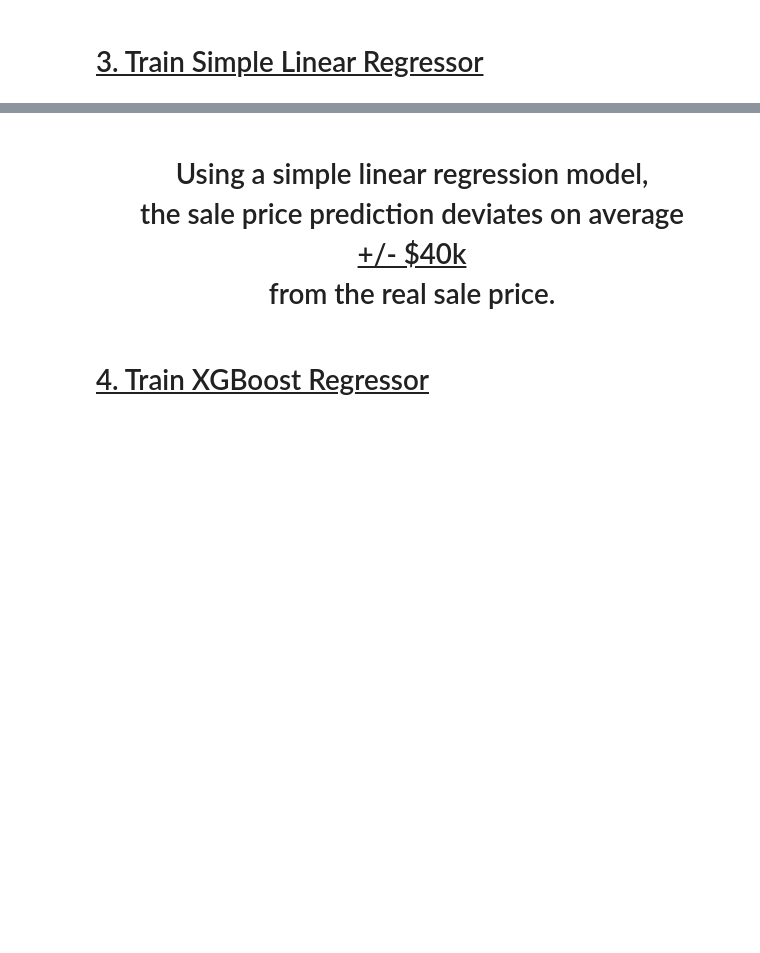
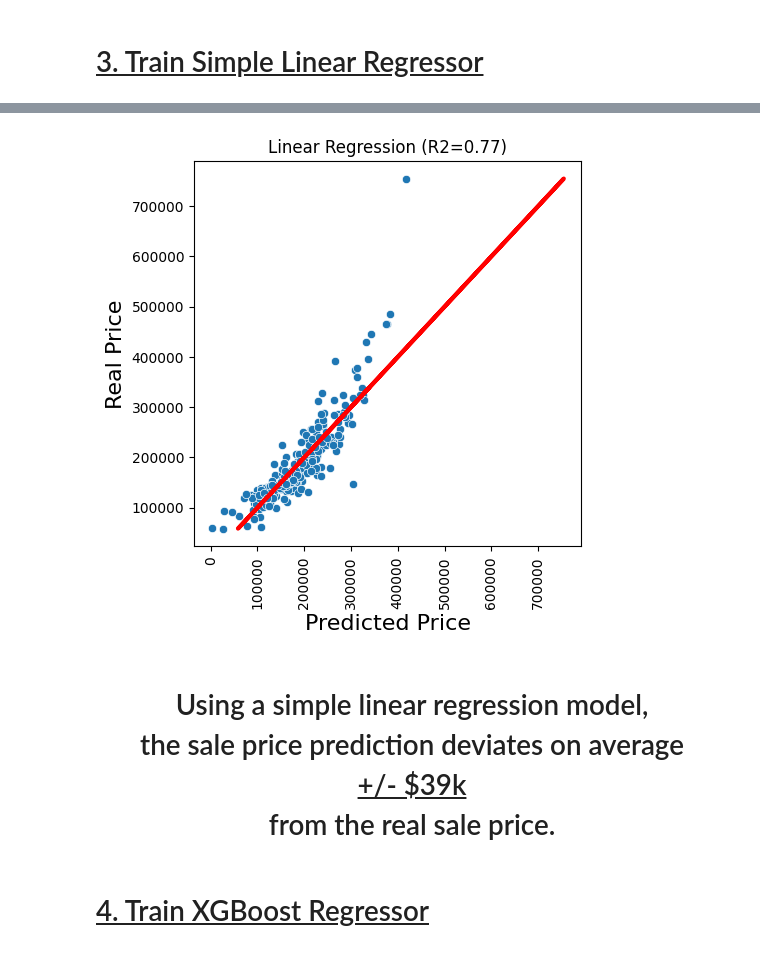
Before and after one commit to mossdet/dlp-test, a Jupyter notebook: 05_Train_Model.ipynb, the cells around one changed output, grey strips where cells are left out. Drawn from its saved outputs; the diff is of its cells as text; code cells hidden in the pictures; blank space fills up the shorter version.

Commit message:
add two engineered features, add rgeression comparison with scatter plot

```diff
--- a/05_Train_Model.ipynb
+++ b/05_Train_Model.ipynb
@@ -77,5 +77,15 @@ RMSE Score: 40124.16442334738
+# %%
+plt.figure(figsize=(5, 5))
+pf = sns.scatterplot(x=y_pred_test.flatten(), y=y_test.to_numpy().flatten(), legend="full")
+plt.plot(y_test.to_numpy().flatten(), y_test.to_numpy().flatten(), color="red", linewidth=3)
+plt.title(f"Linear Regression (R2={r2_value:.2f})")
+pf.set_xlabel("Predicted Price",fontsize=16)
+pf.set_ylabel("Real Price",fontsize=16)
+plt.xticks(rotation=90);
+# %% [output]
+[figure, added]
 # %% [markdown]
-# <center> Using a simple linear regression model,<br> the sale price prediction deviates on average <br> <ins> +/- $40k </ins><br>from the real sale price.
+# <center> Using a simple linear regression model,<br> the sale price prediction deviates on average <br> <ins> +/- $39k </ins><br>from the real sale price.
 # %% [markdown]
 # <ins>  4. Train XGBoost Regressor <ins>
 # %%
```
Also changed, not shown: parts of 6 cells of this notebook, 4 other files.
